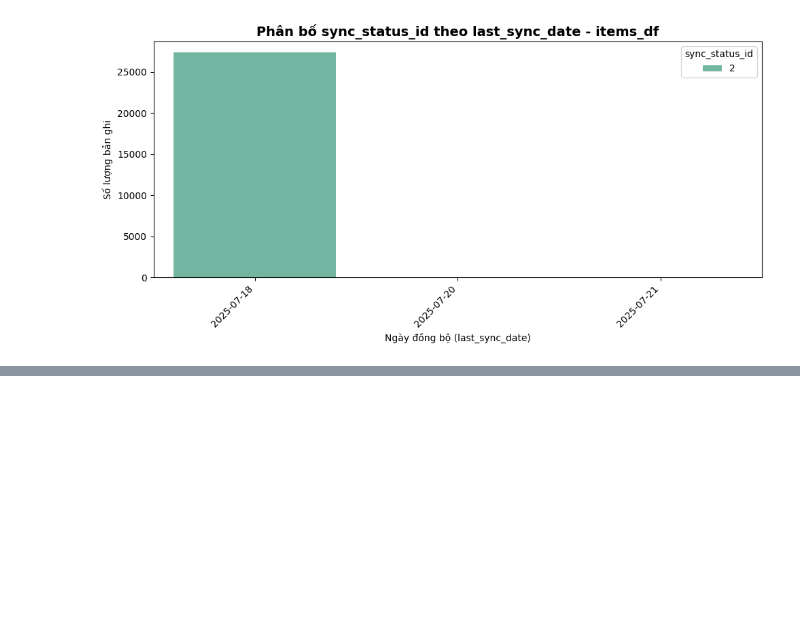
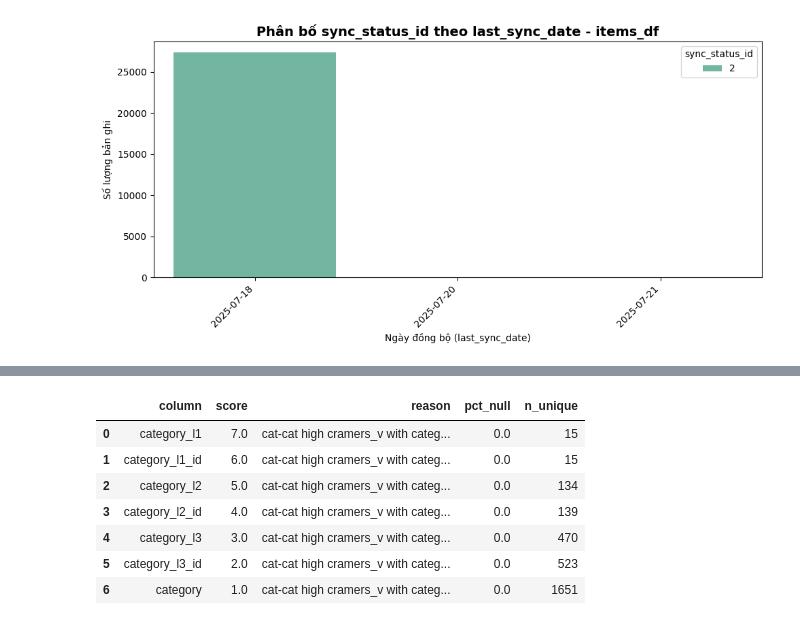
Before and after one commit to nbazo06/DoAnCS116, a Jupyter notebook: recommendation dataset/DoAnPreProcessing.ipynb, the cells around one changed output, grey strips where cells are left out. Drawn from its saved outputs; the diff is of its cells as text; code cells hidden in the pictures; blank space fills up the shorter version.

Commit message:
Task 3: preprocessing + notebooks + configs

```diff
--- a/recommendation dataset/DoAnPreProcessing.ipynb
+++ b/recommendation dataset/DoAnPreProcessing.ipynb
@@ -224,0 +564,11 @@ last_sync_date
+# %%
+# === Quy ước giữ/bỏ thống nhất của nhóm (Task 3) ===
+SAFE_KEEP = {
+    "creation_timestamp",   # GIỮ để Task 5 trích xuất đặc trưng theo thời gian
+}
+
+# Các khóa định danh: KHÔNG đưa vào X_train (có thể giữ trong DF để join/log)
+SAFE_EXCLUDE_FROM_MODEL = {
+    "p_id", "user_id", "item_id",
+    "category_id", "category_l1_id", "category_l2_id", "category_l3_id"
+}
@@ -224,0 +586,80 @@ last_sync_date
+# %%
+report_df = pd.DataFrame(evidences)
+
+# Tạo tra cứu meta nhanh
+meta_idx = meta.set_index('col')
+
+def choose_to_drop(a, b):
+    """
+    Trả về tên cột nên DROP khi a và b tương đương.
+    Quy tắc ưu tiên (đã thêm Rule-0 theo naming):
+      Rule-0: Nếu là cặp cùng gốc và một bên là *_id => DROP label, GIỮ *_id.
+      Rule-1: Bỏ cột có %null lớn hơn.
+      Rule-2: Nếu hòa, bỏ cột có n_unique thấp hơn.
+      Rule-3: Nếu vẫn hòa, bỏ theo tie-break tên (giữ tên ngắn/gọn hơn).
+    """
+    # Rule-0: Ưu tiên giữ *_id khi ghép cặp cùng gốc
+    def base_name(col):
+        # cắt hậu tố _id nếu có để so sánh cùng gốc
+        return col[:-3] if col.endswith('_id') else col
+
+    a_base, b_base = base_name(a), base_name(b)
+    if a_base == b_base and (a.endswith('_id') ^ b.endswith('_id')):
+        # một bên là *_id, một bên là label
+        return a if not a.endswith('_id') else b  # DROP label, keep *_id
+
+    # Lấy meta
+    ma, mb = meta_idx.loc[a], meta_idx.loc[b]
+
+    # Rule-1: %null — bỏ cột có %null cao hơn
+    if ma['pct_null'] != mb['pct_null']:
+        return a if ma['pct_null'] > mb['pct_null'] else b
+
+    # Rule-2: n_unique — bỏ cột có n_unique thấp hơn
+    if ma['n_unique'] != mb['n_unique']:
+        return a if ma['n_unique'] < mb['n_unique'] else b
+
+    # Rule-3: tie-break theo tên (bỏ tên "lớn" để giữ tên ngắn/gọn)
+    return max(a, b)
+
+
+scores = defaultdict(float)
+reasons = defaultdict(list)
+
+if not report_df.empty:
+    for _, r in report_df.iterrows():
+        kind = r['kind']
+        if kind in ('num-num', 'cat-cat'):
+            a, b = r['col1'], r['col2']
+            drop = choose_to_drop(a, b)
+            keep = b if drop == a else a
+            scores[drop] += 1.0
+            reasons[drop].append(f"{kind} high {r['metric']} with {keep} = {r['value']:.3f}")
+        elif kind == 'VIF':
+            c = r['col']
+            scores[c] += 1.0
+            reasons[c].append(f"High multicollinearity: VIF={r['value']:.1f}")
+        # cat->num (eta) chỉ báo cáo, không cộng điểm
+
+# Không drop các cột nằm trong SAFE_KEEP
+for col in list(scores.keys()):
+    if col in SAFE_KEEP:
+        del scores[col]
+
+# Danh sách đề xuất cuối (không chạm SAFE_KEEP)
+redundant_cols = sorted([c for c, s in scores.items() if s >= 1.0 and c not in SAFE_KEEP])
+
+print("[INFO] exclude_from_model (không đưa vào X_train):", sorted(SAFE_EXCLUDE_FROM_MODEL))
+
+
+redundancy_report = pd.DataFrame({
+    'column': redundant_cols,
+    'score': [scores[c] for c in redundant_cols],
+    'reason': ['; '.join(reasons[c]) for c in redundant_cols],
+    'pct_null': [float(meta_idx.loc[c, 'pct_null']) for c in redundant_cols],
+    'n_unique': [int(meta_idx.loc[c, 'n_unique']) for c in redundant_cols],
+}).sort_values(['score','column'], ascending=[False, True]).reset_index(drop=True)
+
+print(f"[INFO] Đề xuất loại {len(redundant_cols)} cột.")
+redundancy_report.head(20)
+# %% [output]
@@ -224,0 +668,8 @@ last_sync_date
+|  | column | score | reason | pct_null | n_unique |
+| 0 | category_l1 | 7.0 | cat-cat high cramers_v with categ... | 0.0 | 15 |
+| 1 | category_l1_id | 6.0 | cat-cat high cramers_v with categ... | 0.0 | 15 |
+| 2 | category_l2 | 5.0 | cat-cat high cramers_v with categ... | 0.0 | 134 |
+| 3 | category_l2_id | 4.0 | cat-cat high cramers_v with categ... | 0.0 | 139 |
+| 4 | category_l3 | 3.0 | cat-cat high cramers_v with categ... | 0.0 | 470 |
+| 5 | category_l3_id | 2.0 | cat-cat high cramers_v with categ... | 0.0 | 523 |
+| 6 | category | 1.0 | cat-cat high cramers_v with categ... | 0.0 | 1651 |
```
Also changed, not shown: parts of 18 cells of this notebook, 1 other file.
